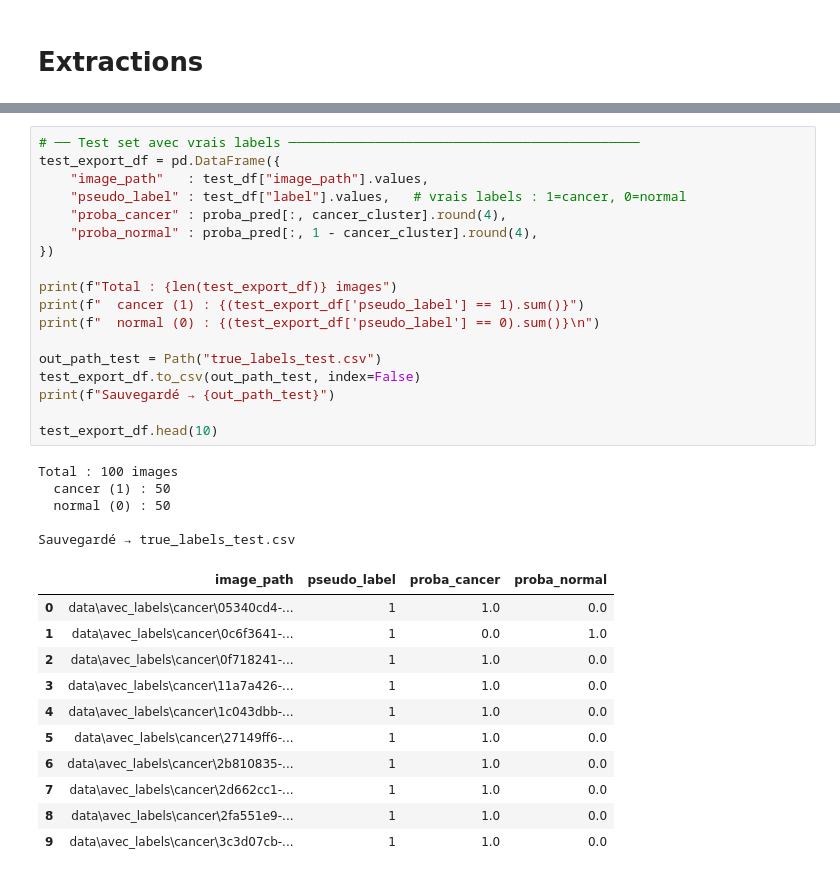
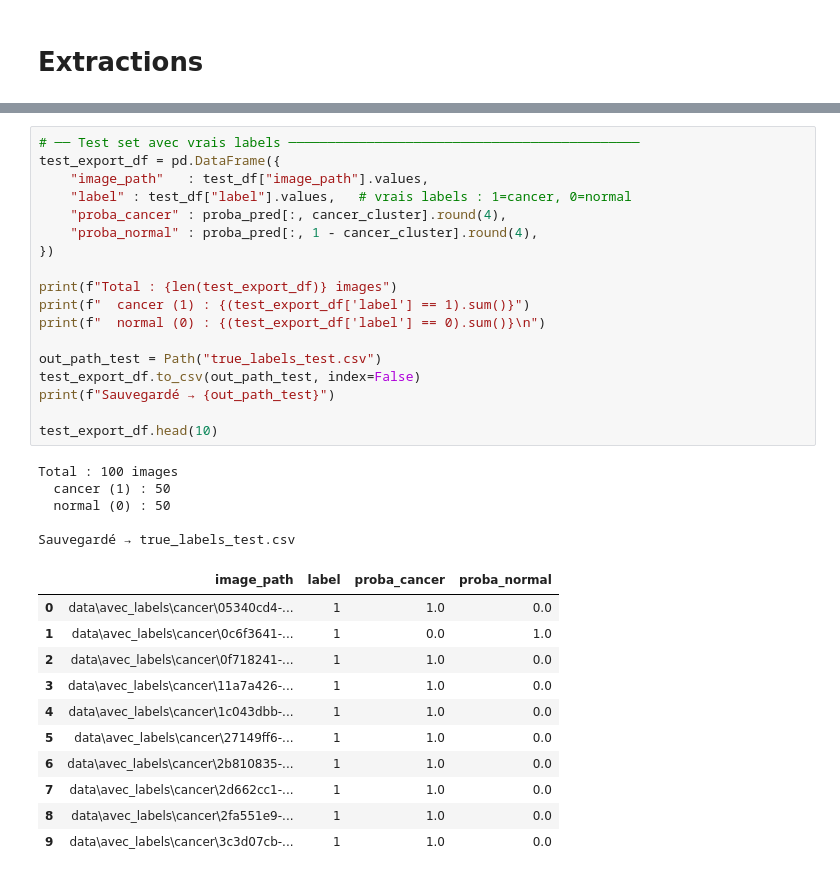
Before and after one commit to KL38/OC_P7_DL_SSL_Brain-Tumor-Detection, a Jupyter notebook: Clustering GMM.ipynb, the cells around one changed output, grey strips where cells are left out. Cells and saved outputs as stored; diff of their text form.

```diff
--- a/Clustering GMM.ipynb
+++ b/Clustering GMM.ipynb
@@ -311,28 +310,28 @@ Sauvegardé → pseudo_labels_gmm.csv
 # %%
 # ── Test set avec vrais labels ─────────────────────────────────────────────
 test_export_df = pd.DataFrame({
     "image_path"   : test_df["image_path"].values,
-    "pseudo_label" : test_df["label"].values,   # vrais labels : 1=cancer, 0=normal
+    "label" : test_df["label"].values,   # vrais labels : 1=cancer, 0=normal
     "proba_cancer" : proba_pred[:, cancer_cluster].round(4),
     "proba_normal" : proba_pred[:, 1 - cancer_cluster].round(4),
 })
 
 print(f"Total : {len(test_export_df)} images")
-print(f"  cancer (1) : {(test_export_df['pseudo_label'] == 1).sum()}")
-print(f"  normal (0) : {(test_export_df['pseudo_label'] == 0).sum()}\n")
+print(f"  cancer (1) : {(test_export_df['label'] == 1).sum()}")
+print(f"  normal (0) : {(test_export_df['label'] == 0).sum()}\n")
 
 out_path_test = Path("true_labels_test.csv")
 test_export_df.to_csv(out_path_test, index=False)
 print(f"Sauvegardé → {out_path_test}")
 
 test_export_df.head(10)
 # %% [output]
 Total : 100 images
   cancer (1) : 50
   normal (0) : 50
 
 Sauvegardé → true_labels_test.csv
-|  | image_path | pseudo_label | proba_cancer | proba_normal |
+|  | image_path | label | proba_cancer | proba_normal |
 | 0 | data\avec_labels\cancer\05340cd4-... | 1 | 1.0 | 0.0 |
 | 1 | data\avec_labels\cancer\0c6f3641-... | 1 | 0.0 | 1.0 |
 | 2 | data\avec_labels\cancer\0f718241-... | 1 | 1.0 | 0.0 |
```
Also changed, not shown: parts of 7 cells of this notebook, 13 other files.
